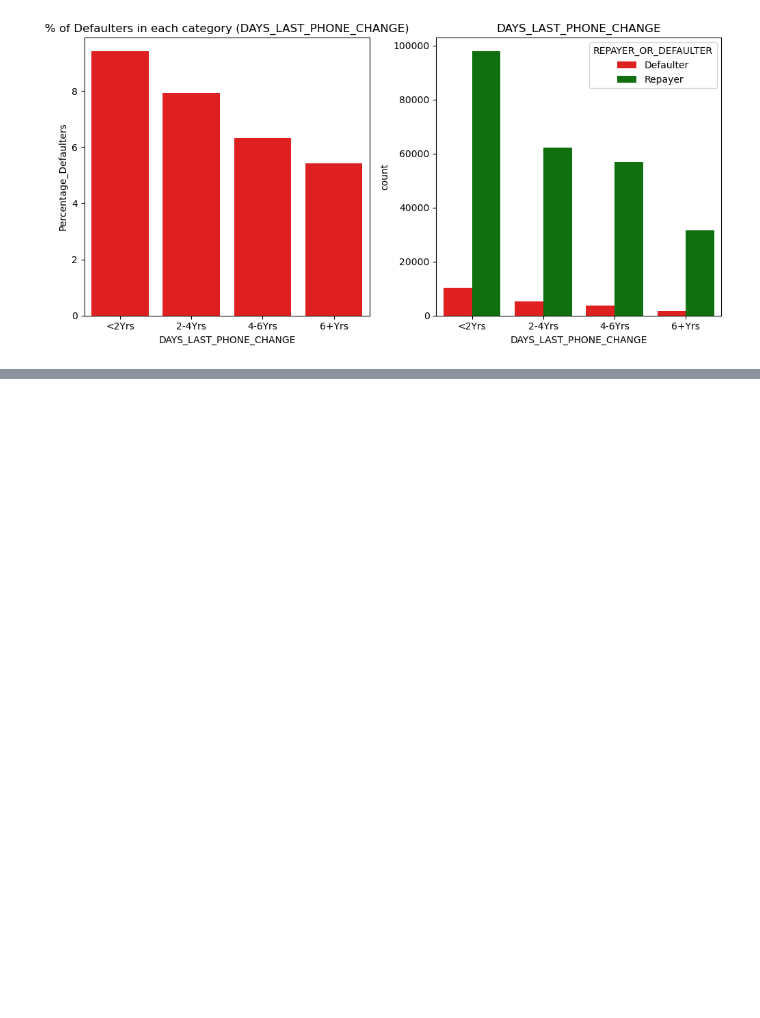
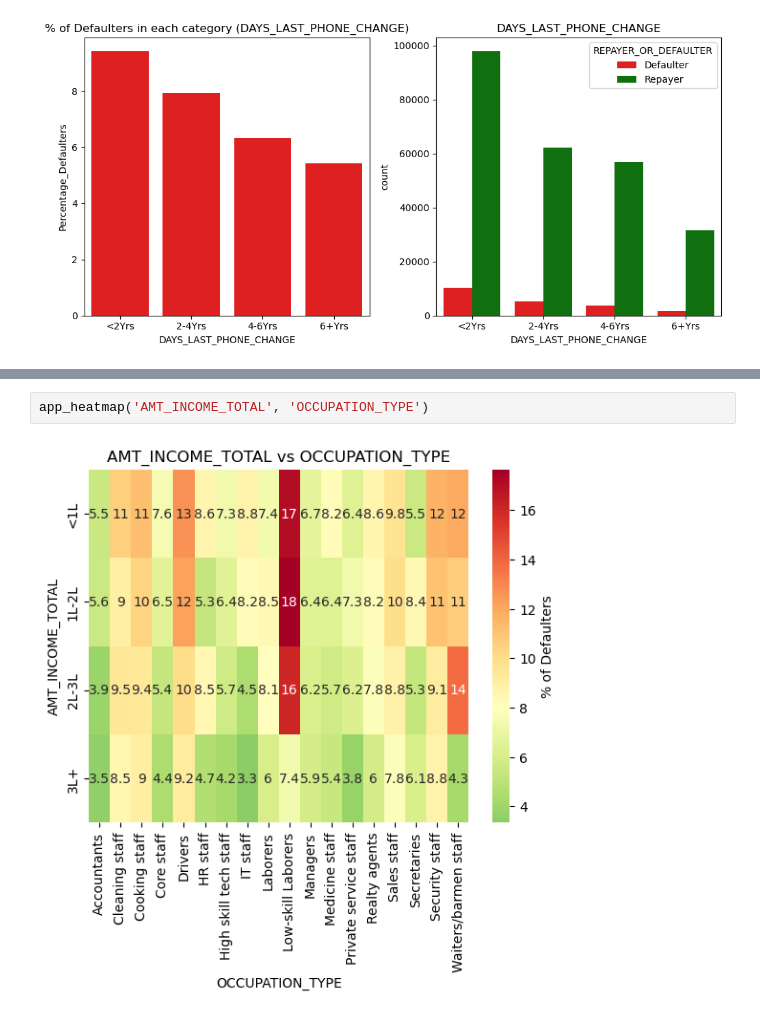
Before and after one commit to Punya-B-R/loan-approval-risk-analysis, a Jupyter notebook: Bank-Loan.ipynb, the cells around one changed output, grey strips where cells are left out. Drawn from its saved outputs; the diff is of its cells as text; blank space fills up the shorter version.

```diff
--- a/Bank-Loan.ipynb
+++ b/Bank-Loan.ipynb
@@ -482,0 +495,4 @@ app_heatmap('AMT_INCOME_TOTAL', 'AGE_GROUP')
+# %%
+app_heatmap('AMT_INCOME_TOTAL', 'OCCUPATION_TYPE')
+# %% [output]
+[figure, added]
```
Also changed, not shown: parts of 16 cells of this notebook.
